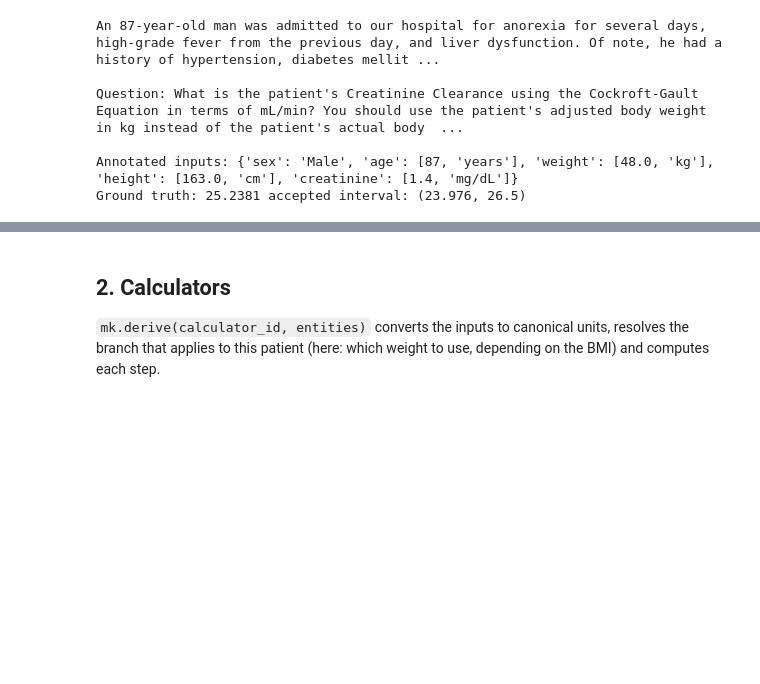
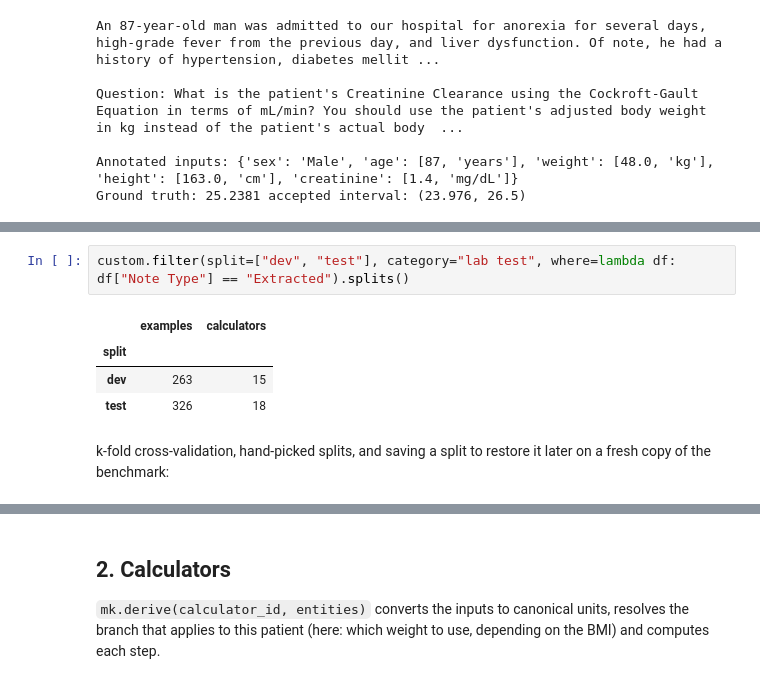
Before and after one commit to houenagnon/medcalc-kit, a Jupyter notebook: examples/tutorial.ipynb, the cells around one changed output, grey strips where cells are left out. Drawn from its saved outputs; the diff is of its cells as text; blank space fills up the shorter version.

```diff
--- a/examples/tutorial.ipynb
+++ b/examples/tutorial.ipynb
@@ -84,0 +100,9 @@ Ground truth: 25.2381 accepted interval: (23.976, 26.5)
+# %%
+custom.filter(split=["dev", "test"], category="lab test", where=lambda df: df["Note Type"] == "Extracted").splits()
+# %% [output]
+|  | examples | calculators |
+| split |  |  |
+| dev | 263 | 15 |
+| test | 326 | 18 |
+# %% [markdown]
+k-fold cross-validation, hand-picked splits, and saving a split to restore it later on a fresh copy of the benchmark:
```
Also changed, not shown: parts of 6 cells of this notebook, 30 other files.
